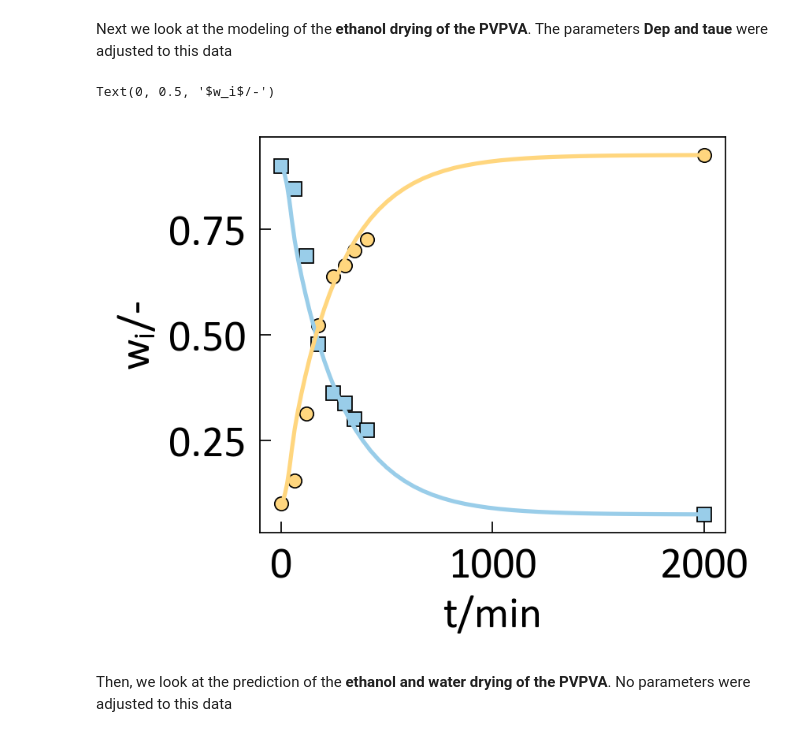
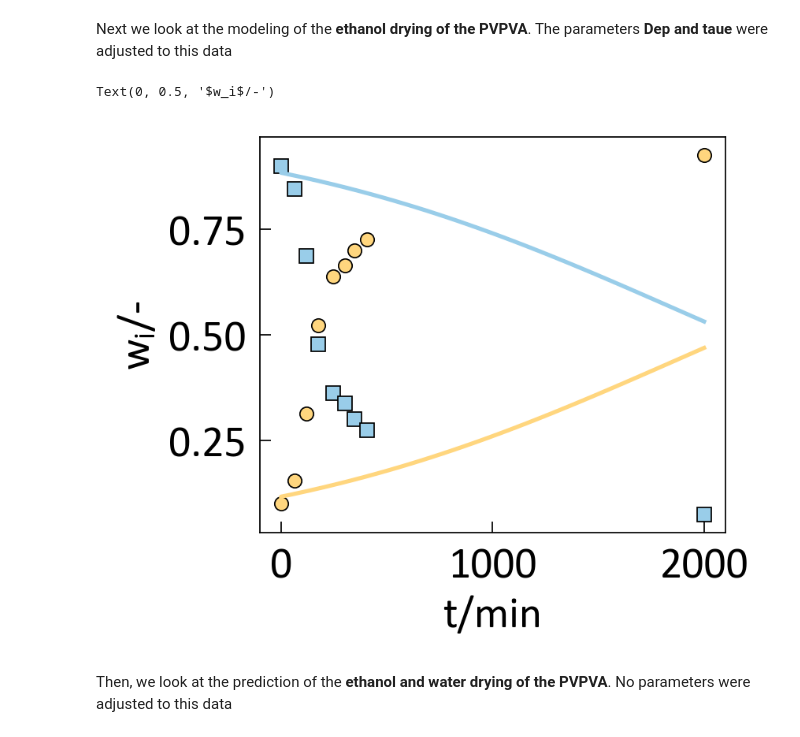
Before and after one commit to Borrdom/diffusionpy, a Jupyter notebook: examples_notebooks/01b_ASD_wasser_ethanol_ideal.ipynb, the cells around one changed output. Drawn from its saved outputs; the diff is of its cells as text; code cells hidden in the pictures.

Commit message:
relax fix for two solvents

```diff
--- a/examples_notebooks/01b_ASD_wasser_ethanol_ideal.ipynb
+++ b/examples_notebooks/01b_ASD_wasser_ethanol_ideal.ipynb
@@ -53,23 +53,26 @@ Next we look at the modeling of the **ethanol drying of the PVPVA**. The paramet
 # %%
 wi0=np.asarray([0.,0.9,0.,0.1])
 wi8=np.asarray([0.,0.07407,0.,1-0.07407])
 texpe=np.asarray([0,64,120,177,247,301,347,407,2000])
 wexpe=np.asarray([0.9,0.84537,0.68653,0.47765,0.36149,0.33674,0.29972,0.27454,0.07407])
 L=0.021
 
-
-wt=Diffusion_MS(t,L,Dvec,wi0,wi8,mobile,taui=taui,nz=nz)[0]
+relaxpar={
+    'EJ':np.asarray([1E11]),
+    'etaJ':np.asarray([1E14]),
+    'exponent':np.asarray([0.])}
+wt=Diffusion_MS(t,L,Dvec,wi0,wi8,mobile,**relaxpar)[0]
 
 fig,ax=plt.subplots()
 ax.plot(texpe,wexpe,'C1s')
 ax.plot(texpe,1-wexpe,'C5o')
 ax.plot(t/60,wt[:,1],'C1-')
 ax.plot(t/60,wt[:,3],'C5-')
 ax.set_xlabel("t/min")
 ax.set_ylabel("$w_i$/-")
 # %% [output]
 Text(0, 0.5, '$w_i$/-')
-[figure, old version]
+[figure, new version]
 # %% [markdown]
 Then, we look at the prediction of the **ethanol and water drying of the PVPVA**. No parameters were adjusted to this data
 # %%
```
Also changed, not shown: 55 other files.
